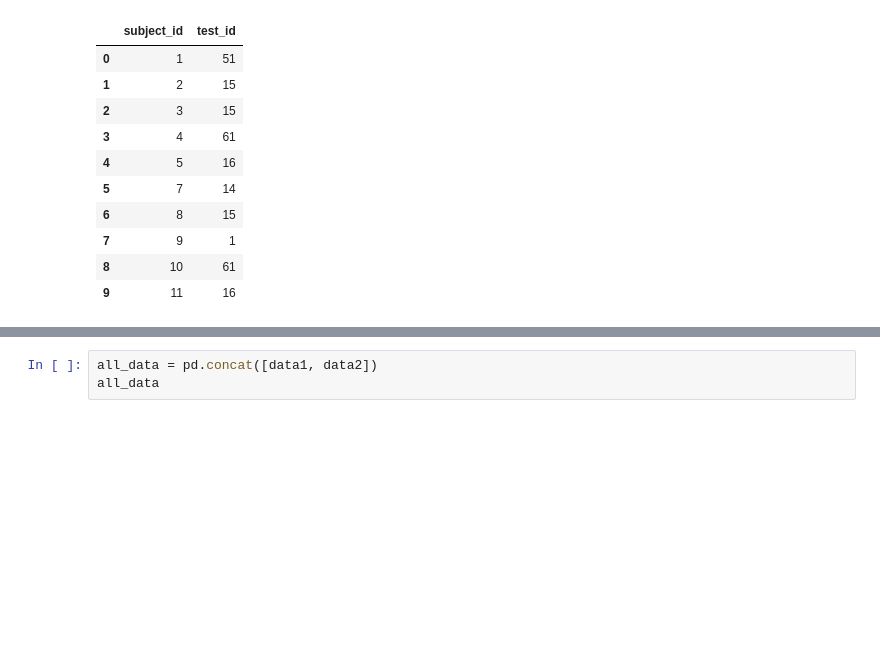
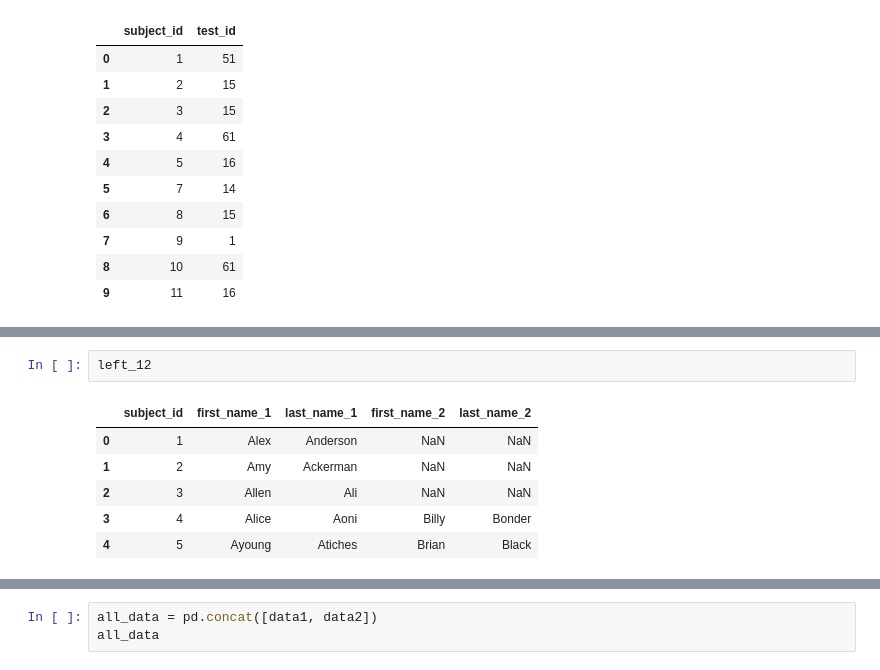
Before and after one commit to lkl2050/pandas_practice_code, a Jupyter notebook: python_basics/Fictitious Names_merge.ipynb, the cells around one changed output, grey strips where cells are left out. Cells and saved outputs as stored; diff of their text form; blank space fills up the shorter version.

```diff
--- a/python_basics/Fictitious Names_merge.ipynb
+++ b/python_basics/Fictitious Names_merge.ipynb
@@ -34,0 +97,9 @@ data3
+# %%
+left_12
+# %% [output]
+|  | subject_id | first_name_1 | last_name_1 | first_name_2 | last_name_2 |
+| 0 | 1 | Alex | Anderson | NaN | NaN |
+| 1 | 2 | Amy | Ackerman | NaN | NaN |
+| 2 | 3 | Allen | Ali | NaN | NaN |
+| 3 | 4 | Alice | Aoni | Billy | Bonder |
+| 4 | 5 | Ayoung | Atiches | Brian | Black |
```
Also changed, not shown: parts of 22 cells of this notebook, 39 other files.
